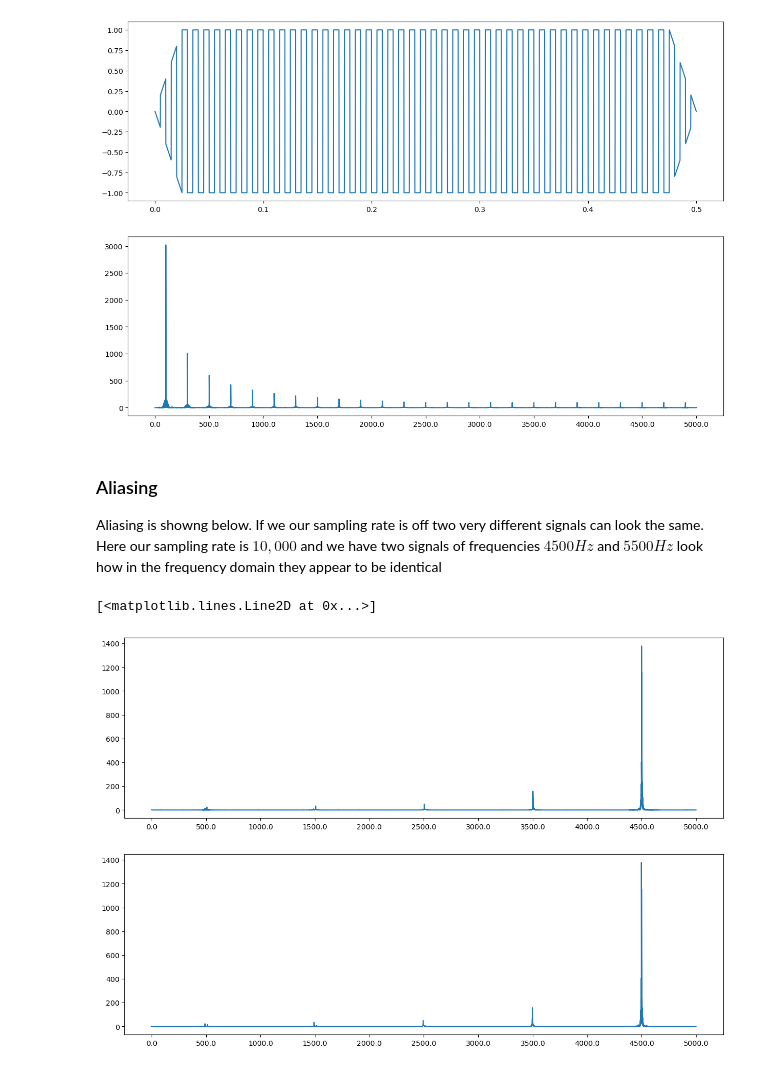
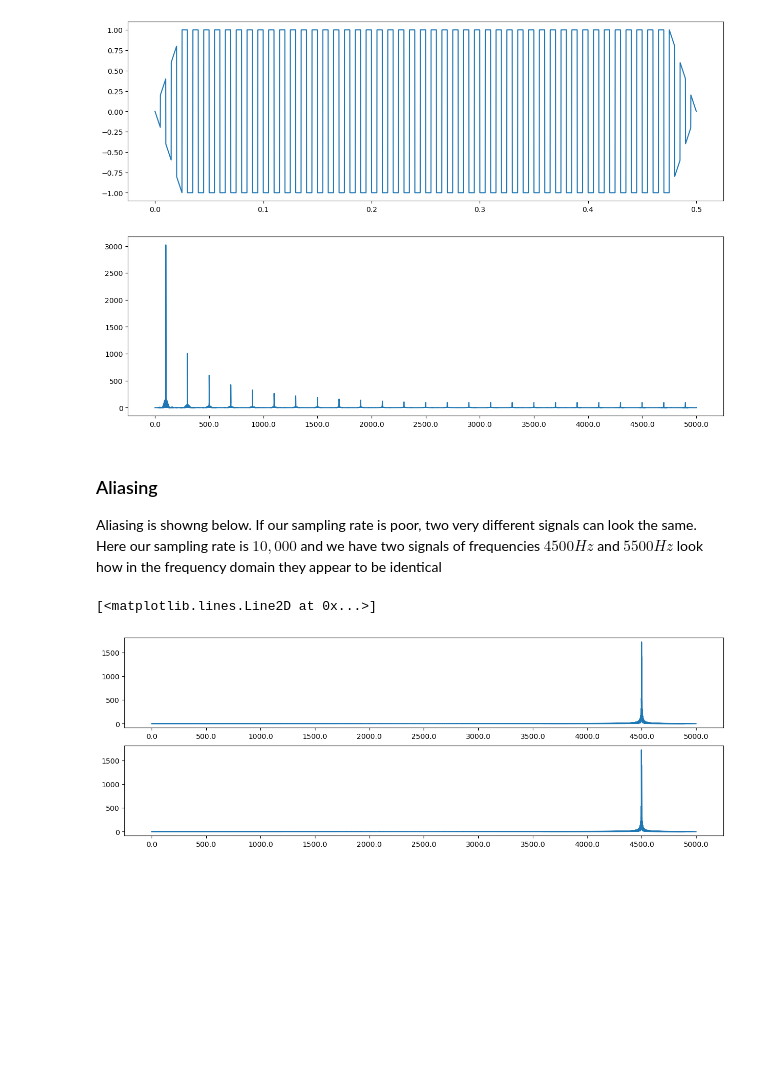
Before and after one commit to helsaint/DSP, a Jupyter notebook: Chapter 2 Harmonics.ipynb, the cells around one changed output. Cells and saved outputs as stored; diff of their text form; code cells hidden in the pictures; blank space fills up the shorter version.

```diff
--- a/Chapter 2 Harmonics.ipynb
+++ b/Chapter 2 Harmonics.ipynb
@@ -98,41 +98,4 @@ ax[1].plot(fs,amps)
 # %% [markdown]
 ### Aliasing
 
-Aliasing is showng below. If we our sampling rate is off two very different signals can look the same. Here our sampling rate is $10,000$ and we have two signals of frequencies $4500Hz$ and $5500Hz$ look how in the frequency domain they appear to be identical
+Aliasing is showng below. If our sampling rate is poor, two very different signals can look the same. Here our sampling rate is $10,000$ and we have two signals of frequencies $4500Hz$ and $5500Hz$ look how in the frequency domain they appear to be identical
-# %%
-framerate = 10000
-freq_1 = 4500
-tri_signal_1 = TriangleSignal(freq=freq_1, framerate=framerate)
-start_time = 0
-end_time = 0.5
-x_axis = np.linspace(start_time,end_time,int(framerate*(end_time-start_time)))
-tri_signal_1 = tri_signal_1.evaluate(x_axis)
-tri_signal_1.normalize()
-tri_signal_1.apodize()
-fs_1, amps_1 = tri_signal_1.get_fft()
-
-freq_2 = 5500
-tri_signal_2 = TriangleSignal(freq=freq_2, framerate=framerate)
-start_time = 0
-end_time = 0.5
-x_axis = np.linspace(start_time,end_time,int(framerate*(end_time-start_time)))
-tri_signal_2 = tri_signal_2.evaluate(x_axis)
-tri_signal_2.normalize()
-tri_signal_2.apodize()
-fs_2, amps_2 = tri_signal_2.get_fft()
-
-fig, ax = plt.subplots(2,1)
-fig.set_size_inches(15,10)
-xticks_1 = np.arange(fs_1[0], fs_1[-1]+500, 500)
-xlabel_1 = xticks_1
-xticks_2 = np.arange(fs_2[0], fs_2[-1]+500, 500)
-xlabel_2 = xticks_2
-
-ax[0].set_xticks(xticks_1,labels=xlabel_1)
-ax[0].plot(fs_1,amps_1)
-
-ax[1].set_xticks(xticks_2,labels=xlabel_2)
-ax[1].plot(fs_2,amps_2)
-# %% [output]
-[<matplotlib.lines.Line2D at 0x...>]
-[figure, removed]
@@ -142,0 +102,41 @@ ax[0].plot(tri_signal_1.ts, tri_signal.ys)
+# %%
+class CosSignal(Sinusoid):
+    def evaluate(self, ts):
+        self.ts = ts
+        self.ys = self.offset + self.amp*np.cos(2*np.pi*self.freq*self.ts)
+        return self
+# %%
+framerate = 10000
+freq_1 = 4500
+cos_signal_1 = CosSignal(freq=freq_1, framerate=framerate)
+start_time = 0
+end_time = 0.5
+x_axis = np.linspace(start_time,end_time,int(framerate*(end_time-start_time)))
+cos_signal_1 = cos_signal_1.evaluate(x_axis)
+cos_signal_1.normalize()
+fs_1, amps_1 = cos_signal_1.get_fft()
+
+freq_2 = 5500
+cos_signal_2 = CosSignal(freq=freq_2, framerate=framerate)
+start_time = 0
+end_time = 0.5
+x_axis = np.linspace(start_time,end_time,int(framerate*(end_time-start_time)))
+cos_signal_2 = cos_signal_2.evaluate(x_axis)
+cos_signal_2.normalize()
+fs_2, amps_2 = cos_signal_2.get_fft()
+
+fig, ax = plt.subplots(2,1)
+fig.set_size_inches(15,5)
+xticks_1 = np.arange(fs_1[0], fs_1[-1]+500, 500)
+xlabel_1 = xticks_1
+xticks_2 = np.arange(fs_2[0], fs_2[-1]+500, 500)
+xlabel_2 = xticks_2
+
+ax[0].set_xticks(xticks_1,labels=xlabel_1)
+ax[0].plot(fs_1,amps_1)
+
+ax[1].set_xticks(xticks_2,labels=xlabel_2)
+ax[1].plot(fs_2,amps_2)
+# %% [output]
+[<matplotlib.lines.Line2D at 0x...>]
+[figure, added]
```
Also changed, not shown: parts of 9 cells of this notebook.
